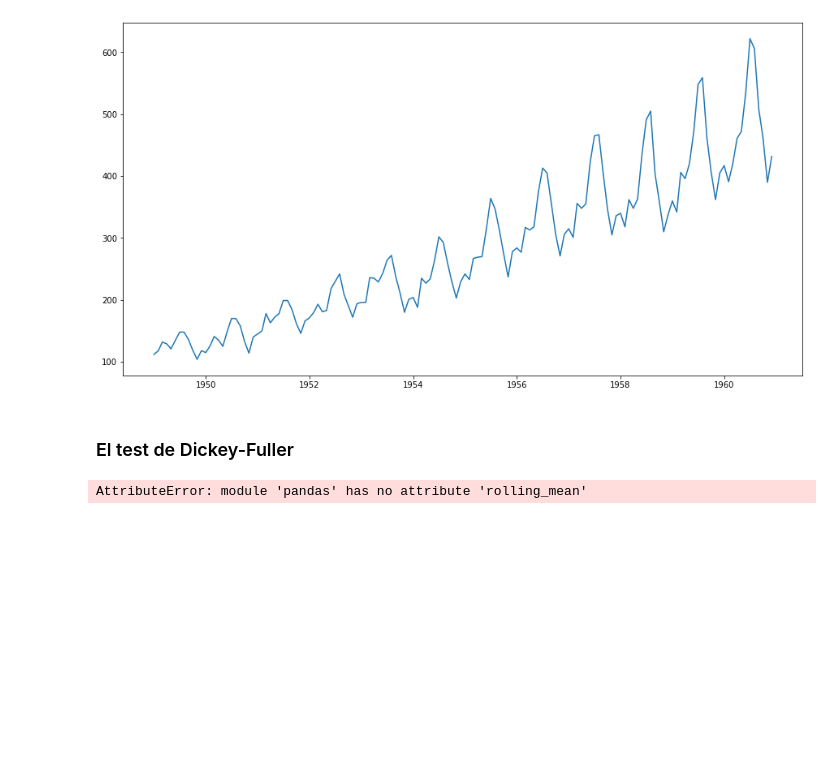
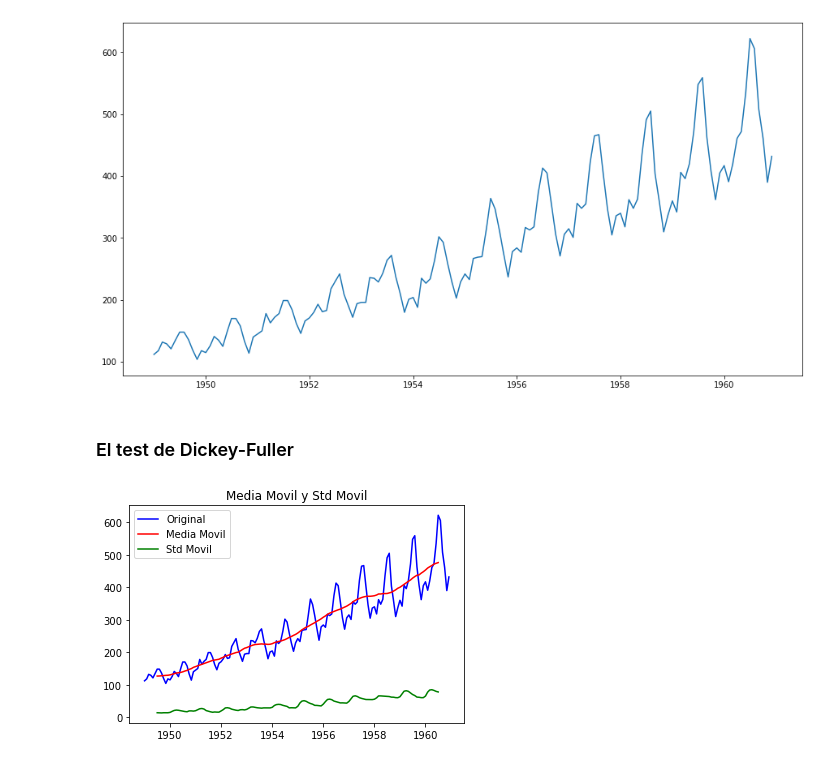
Before and after one commit to JuanFeA98/Time_Series, a Jupyter notebook: Introduction to Time Series.ipynb, the cells around one changed output. Drawn from its saved outputs; the diff is of its cells as text; code cells hidden in the pictures; blank space fills up the shorter version.

```diff
--- a/Introduction to Time Series.ipynb
+++ b/Introduction to Time Series.ipynb
@@ -121,4 +117,14 @@ def test_df(timeseries):
+# %%
+def rolling_MS(timeseries):
+    rolmean = timeseries.rolling(12, center=True).mean()
+    rolstd = timeseries.rolling(12, center=True).std()
+
+    plt.plot(timeseries, color='blue', label='Original')
+    plt.plot(rolmean, color='red', label ='Media Movil')
+    plt.plot(rolstd, color='green', label="Std Movil")
+    plt.legend(loc='best')
+    plt.title('Media Movil y Std Movil')
 # %%
-test_df(ts)
+rolling_MS(ts)
 # %% [output]
-AttributeError: module 'pandas' has no attribute 'rolling_mean'
+[figure, added]
```
Also changed, not shown: parts of 13 cells of this notebook.
